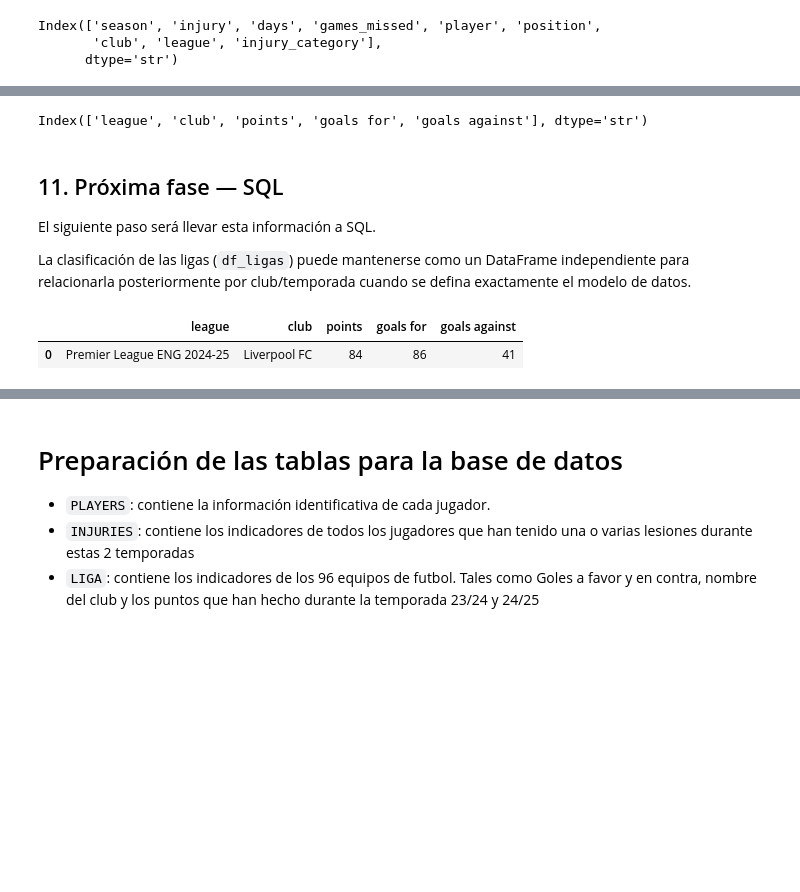
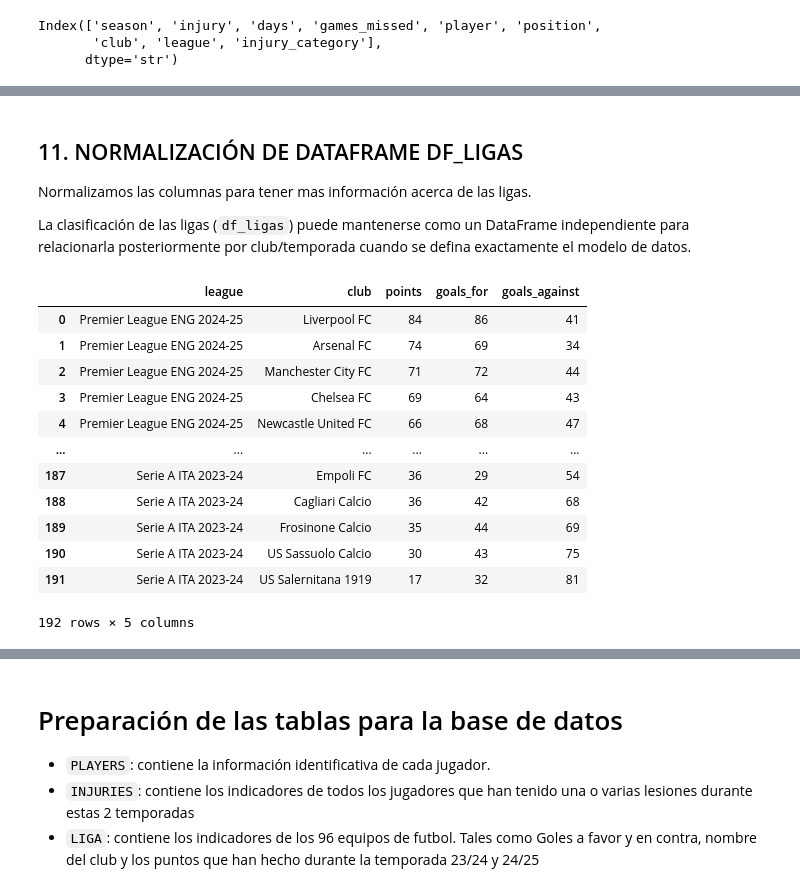
Before and after one commit to MMEKUSS/PROYECTO_FUTBOL, a Jupyter notebook: Proyecto_Futbol_ordenado.ipynb, the cells around one changed output, grey strips where cells are left out. Cells and saved outputs as stored; diff of their text form; code cells hidden in the pictures; blank space fills up the shorter version.

```diff
--- a/Proyecto_Futbol_ordenado.ipynb
+++ b/Proyecto_Futbol_ordenado.ipynb
@@ -76,7 +76,7 @@ def crear_dataframe_ligas(ligas):
 
     return pd.DataFrame(
         datos,
-        columns=["league", "club", "points", "goals for", "goals against"]
+        columns=["league", "club", "points", "goals_for", "goals_against"]
     )
 # %% [markdown]
 ## 2. URLs de las cinco grandes ligas — dos temporadas
@@ -417,16 +617,23 @@ Index(['player', 'position', 'club', 'league', 'Matches Played', 'Starts',
       dtype='str')
-# %%
-df_ligas.columns
-# %% [output]
-Index(['league', 'club', 'points', 'goals for', 'goals against'], dtype='str')
 # %% [markdown]
-## 11. Próxima fase — SQL
+## 11. NORMALIZACIÓN DE DATAFRAME DF_LIGAS
 
-El siguiente paso será llevar esta información a SQL.
+Normalizamos las columnas para tener mas información acerca de las ligas.
 
 La clasificación de las ligas (`df_ligas`) puede mantenerse como un DataFrame independiente para relacionarla posteriormente por club/temporada cuando se defina exactamente el modelo de datos.
 # %%
-df_ligas.head(1)
+df_ligas
 # %% [output]
-|  | league | club | points | goals for | goals against |
+|  | league | club | points | goals_for | goals_against |
 | 0 | Premier League ENG 2024-25 | Liverpool FC | 84 | 86 | 41 |
+| 1 | Premier League ENG 2024-25 | Arsenal FC | 74 | 69 | 34 |
+| 2 | Premier League ENG 2024-25 | Manchester City FC | 71 | 72 | 44 |
+| 3 | Premier League ENG 2024-25 | Chelsea FC | 69 | 64 | 43 |
+| 4 | Premier League ENG 2024-25 | Newcastle United FC | 66 | 68 | 47 |
+| ... | ... | ... | ... | ... | ... |
+| 187 | Serie A ITA 2023-24 | Empoli FC | 36 | 29 | 54 |
+| 188 | Serie A ITA 2023-24 | Cagliari Calcio | 36 | 42 | 68 |
+| 189 | Serie A ITA 2023-24 | Frosinone Calcio | 35 | 44 | 69 |
+| 190 | Serie A ITA 2023-24 | US Sassuolo Calcio | 30 | 43 | 75 |
+| 191 | Serie A ITA 2023-24 | US Salernitana 1919 | 17 | 32 | 81 |
+192 rows × 5 columns
```
Also changed, not shown: parts of 74 cells of this notebook, 9 other files.
